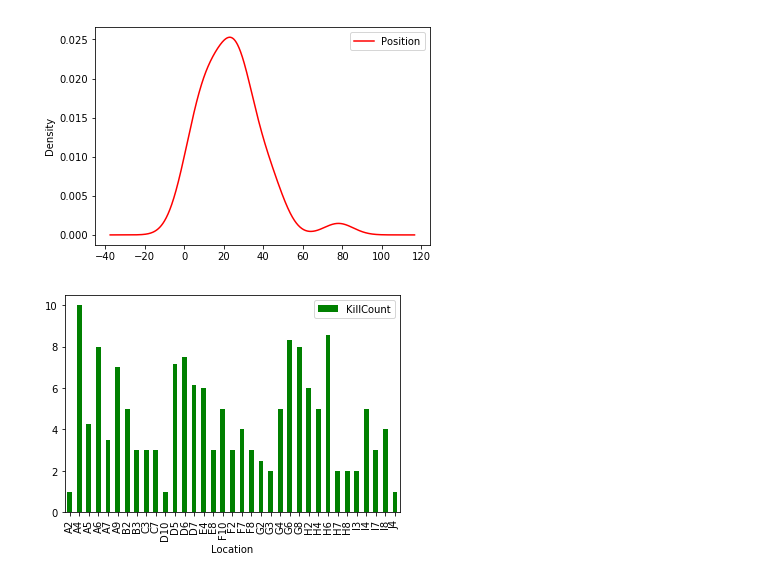
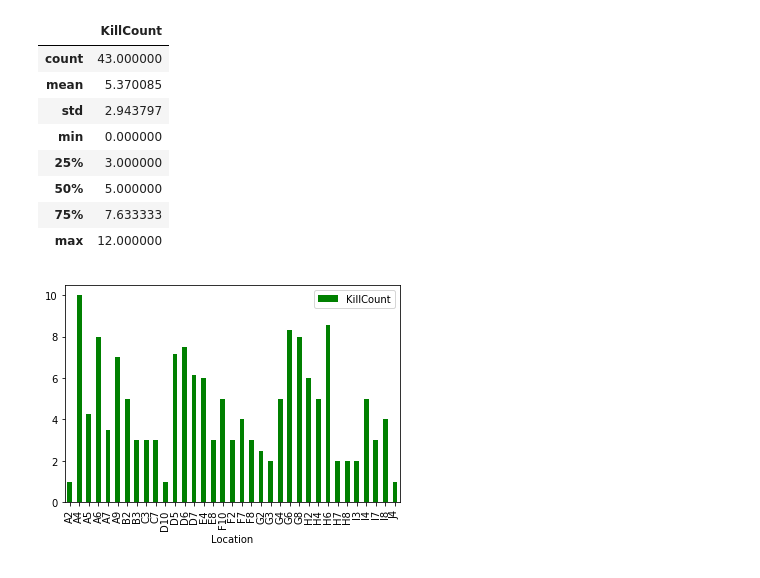
Before and after one commit to Justin1st/Fortnite_Heatmap, a Jupyter notebook: Analysis.ipynb, the cells around one changed output. Drawn from its saved outputs; the diff is of its cells as text; code cells hidden in the pictures.

```diff
--- a/Analysis.ipynb
+++ b/Analysis.ipynb
@@ -32,13 +33,22 @@ plot = group_kill.plot(kind = 'bar', color = 'green')
 # %%
 #Average position per drop location
-avg_pos = df.iloc[:,[0,2]]
-avg_pos
+avg_pos = df.iloc[:,0:3]
+avg_poss = avg_pos[avg_pos['Position'] == 1]
 
-group_pos = avg_pos.groupby('Location').agg('mean')
-
-plot = group_pos.plot(kind = 'kde', color = 'red')
+group_pos = avg_poss.groupby('Location').agg('mean')
+gp2 = group_pos.drop(['Position'], axis=1)
+#plot = gp4.plot(kind='bar',color='blue')
+gp2.describe()
 # %% [output]
-[figure, removed]
+|  | KillCount |
+| count | 43.000000 |
+| mean | 5.370085 |
+| std | 2.943797 |
+| min | 0.000000 |
+| 25% | 3.000000 |
+| 50% | 5.000000 |
+| 75% | 7.633333 |
+| max | 12.000000 |
 # %%
 #Seperate the hand entered and trusted data from the data collected online
 # %%
```
Also changed, not shown: parts of 12 cells of this notebook.
